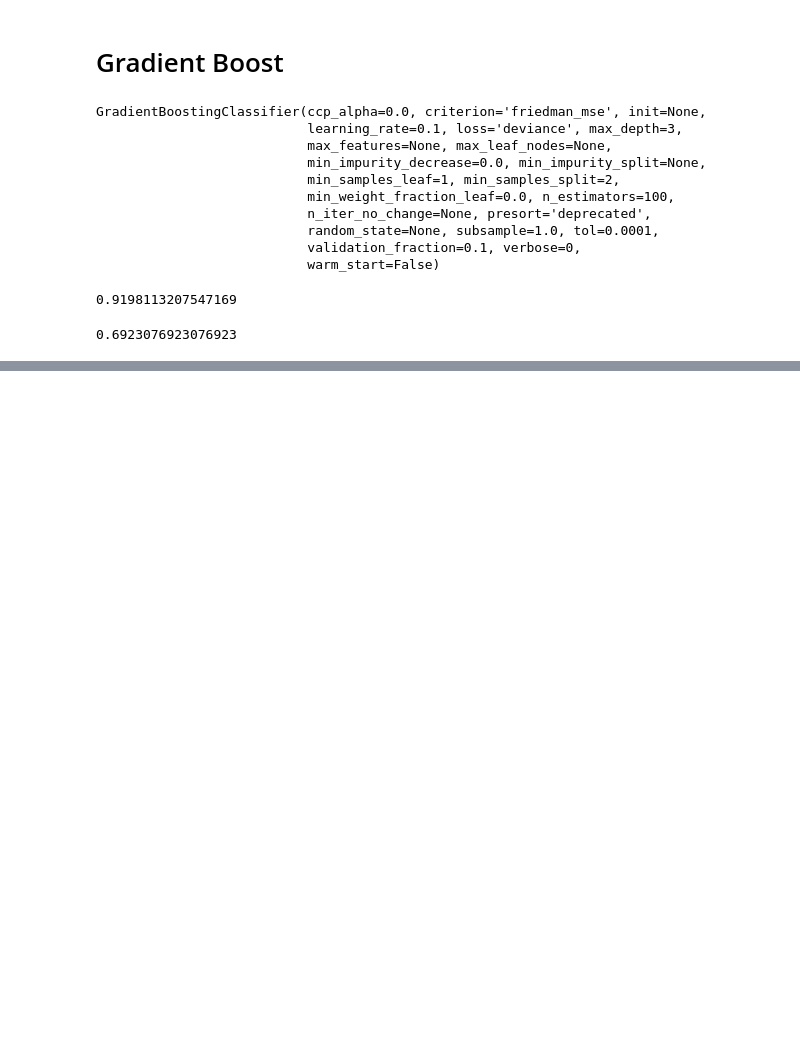
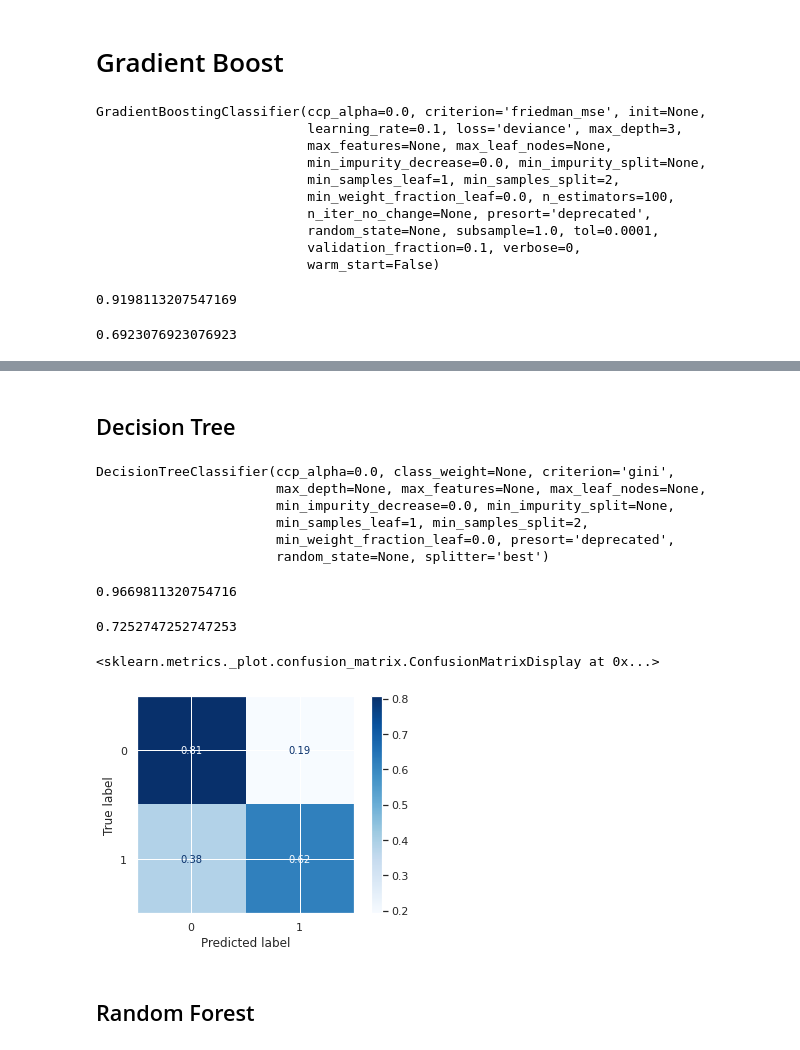
Before and after one commit to arthurnovello/ECM514-Ciencia_dos_Dados, a Jupyter notebook: atividade_heart.ipynb, the cells around one changed output, grey strips where cells are left out. Drawn from its saved outputs; the diff is of its cells as text; code cells hidden in the pictures; blank space fills up the shorter version.

```diff
--- a/atividade_heart.ipynb
+++ b/atividade_heart.ipynb
@@ -327,0 +348,3 @@ plot_confusion_matrix(estimator=classificador, X=x_teste, y_true=y_teste,
+# %%
+x3 = df[ ['ca', 'thal', 'oldpeak', 'exang', 'cp'] ]
+x3.head()
@@ -327,0 +358,4 @@ plot_confusion_matrix(estimator=classificador, X=x_teste, y_true=y_teste,
+# %%
+x_treino, x_teste, y_treino, y_teste = train_test_split(x3, y, test_size = 0.3,
+                                                        random_state = 2556)
+x_treino.head()
@@ -327,0 +369,31 @@ plot_confusion_matrix(estimator=classificador, X=x_teste, y_true=y_teste,
+# %% [markdown]
+## Decision Tree
+# %%
+#classificador
+classificador = DecisionTreeClassifier()
+#treinando o modelo
+classificador.fit( x_treino, y_treino )
+# %% [output]
+DecisionTreeClassifier(ccp_alpha=0.0, class_weight=None, criterion='gini',
+                       max_depth=None, max_features=None, max_leaf_nodes=None,
+                       min_impurity_decrease=0.0, min_impurity_split=None,
+                       min_samples_leaf=1, min_samples_split=2,
+                       min_weight_fraction_leaf=0.0, presort='deprecated',
+                       random_state=None, splitter='best')
+# %%
+classificador.score( x_treino, y_treino)
+# %% [output]
+0.9669811320754716
+# %%
+classificador.score(x_teste, y_teste)
+# %% [output]
+0.7252747252747253
+# %%
+plot_confusion_matrix(estimator=classificador, X=x_teste, y_true=y_teste,
+                      display_labels=df['target'].unique(), cmap=plt.cm.Blues,
+                      normalize='true')
+# %% [output]
+<sklearn.metrics._plot.confusion_matrix.ConfusionMatrixDisplay at 0x...>
+[figure, added]
+# %% [markdown]
+## Random Forest
```
Also changed, not shown: parts of 21 cells of this notebook.
